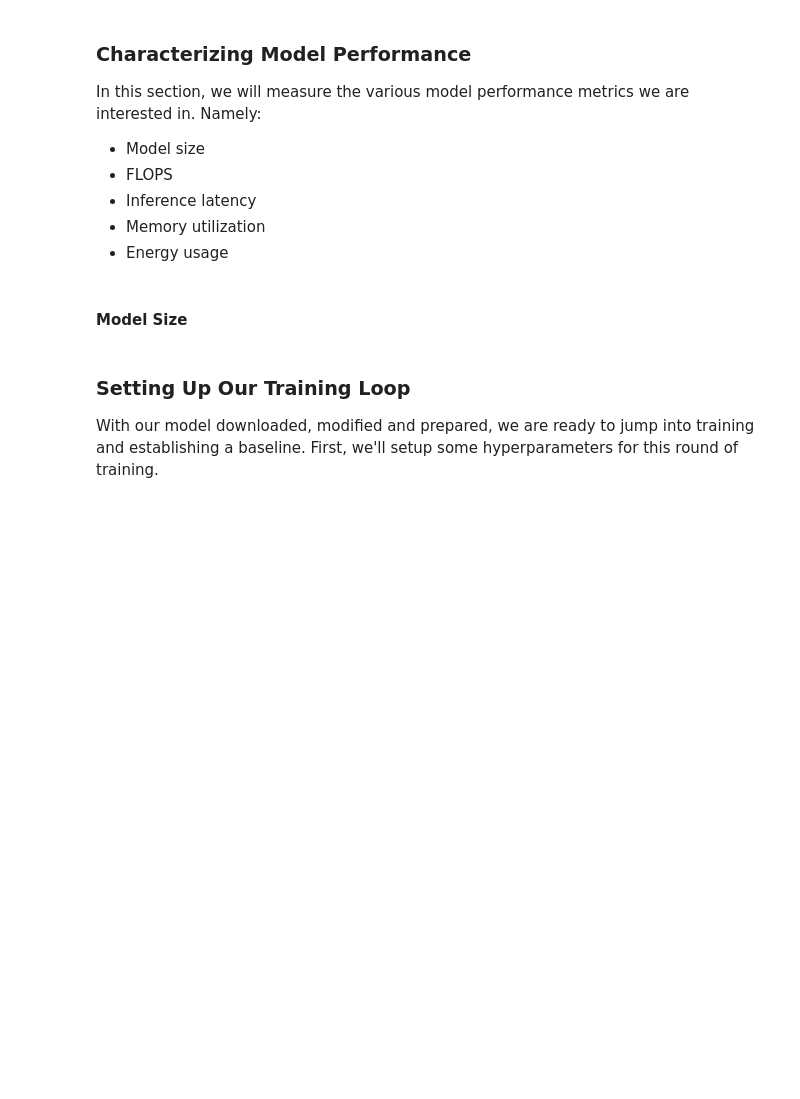
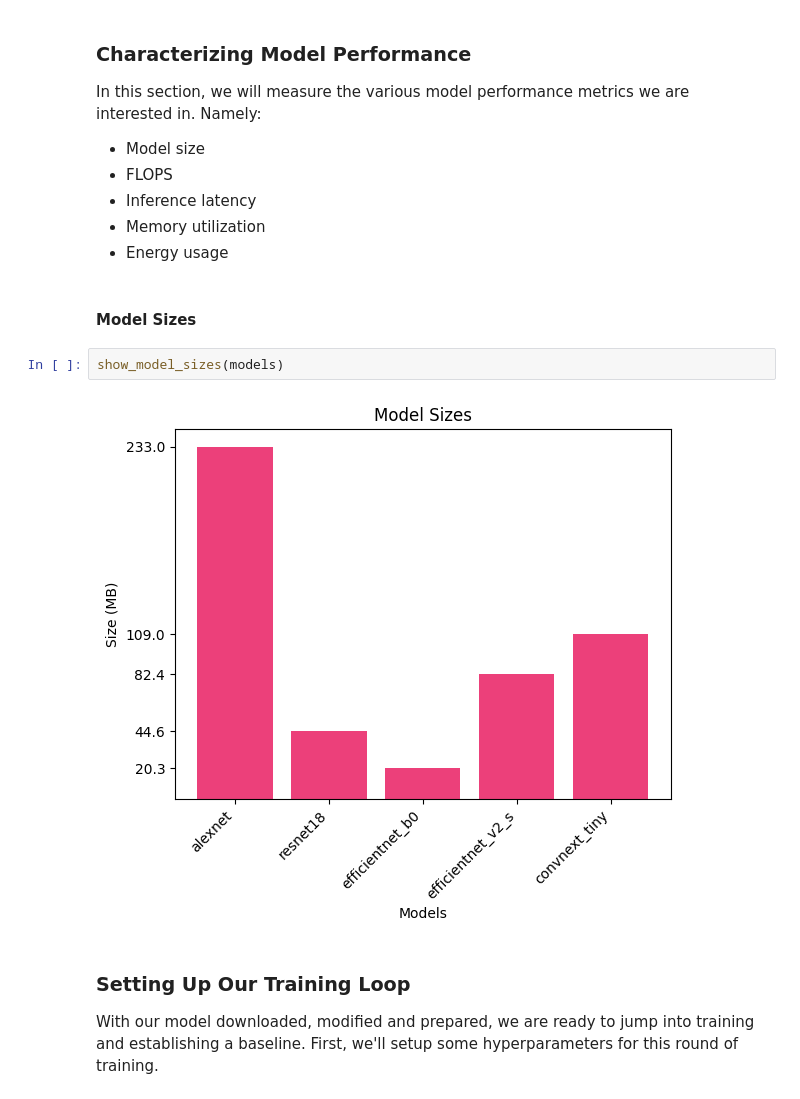
Before and after one commit to astroesteban/HiRISENet-Tiny, a Jupyter notebook: src/hirise.ipynb, the cells around one changed output. Cells and saved outputs as stored; diff of their text form; blank space fills up the shorter version.

Commit message:
feat: adds model size insights module

```diff
--- a/src/hirise.ipynb
+++ b/src/hirise.ipynb
@@ -297,7 +298,11 @@ interested in. Namely:
 - Memory utilization
 - Energy usage
 # %% [markdown]
-#### Model Size
+#### Model Sizes
+# %%
+show_model_sizes(models)
+# %% [output]
+[figure, added]
 # %% [markdown]
 ### Setting Up Our Training Loop
 
```
Also changed, not shown: parts of 1 cell of this notebook, 1 other file.
